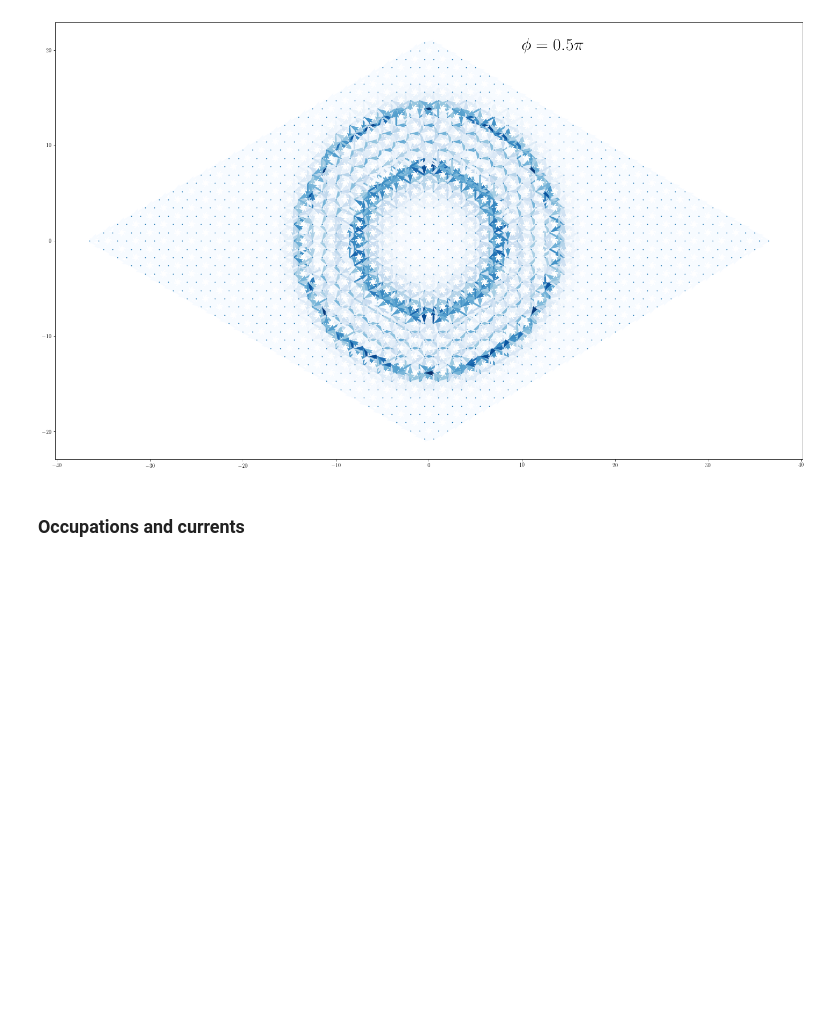
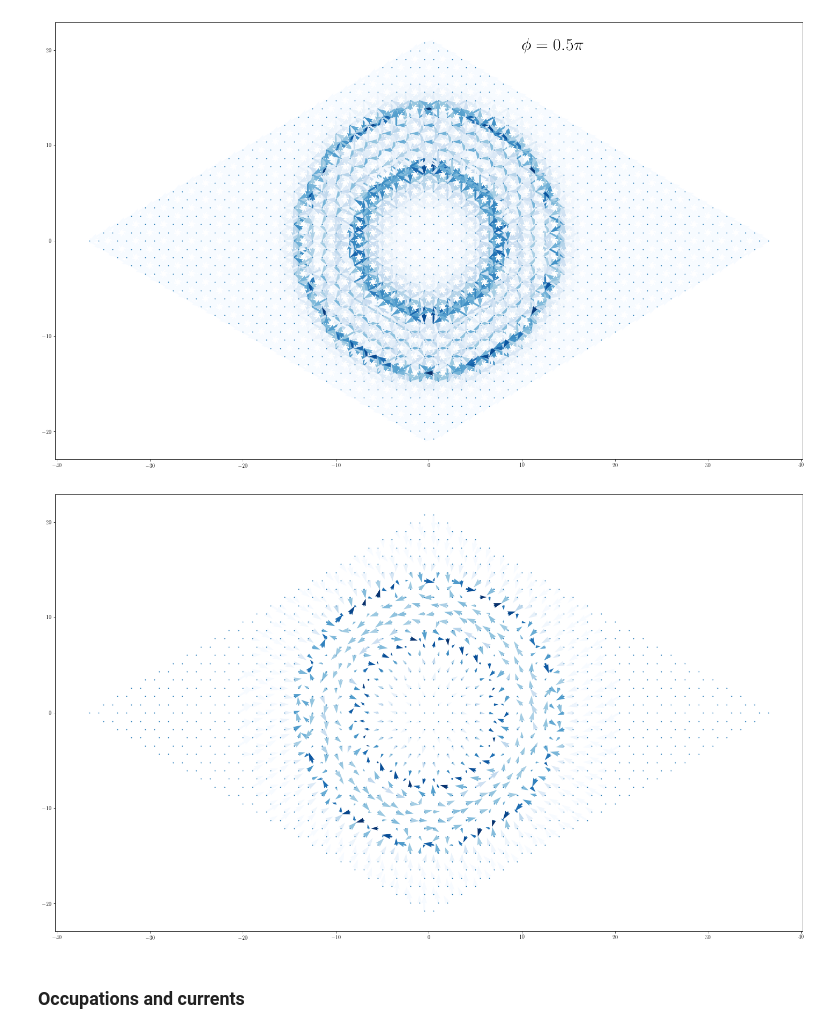
Before and after one commit to juanjosegarciaripoll/haldane, a Jupyter notebook: main.ipynb, the cells around one changed output. Drawn from its saved outputs; the diff is of its cells as text; code cells hidden in the pictures; blank space fills up the shorter version.

```diff
--- a/main.ipynb
+++ b/main.ipynb
@@ -147,6 +146,28 @@ plt.text(10, 20, r'$\phi = {}\pi$'.format(dphi), fontsize=32)
 plt.show()
 # %% [output]
 [figure]
+# %%
+currents = 2*np.imag(ham.A*Γ)
+
+x = lattice.xy_coords[:, 0]
+y = lattice.xy_coords[:, 1]
+u = np.zeros(lattice.L, np.float64)
+v = np.zeros(lattice.L, np.float64)
+c = np.zeros(lattice.L, np.float64)
+
+for i in range(lattice.L):
+    j = np.nonzero(currents[i] > 1e-7)[0]
+    if len(j) > 0:
+        u[i] = np.sum(currents[i, j]*lattice.xy_coords[j, 0])/np.sum(currents[i, j]) - x[i]
+        v[i] = np.sum(currents[i, j]*lattice.xy_coords[j, 1])/np.sum(currents[i, j]) - y[i]
+        c[i] = np.sum(currents[i, j])
+
+fig = plt.figure(figsize=(25, 15))
+plt.quiver(x, y, u, v, c, cmap='Blues', scale=1, units='xy', angles='xy', scale_units='xy')
+plt.scatter(lattice.xy_coords[:, 0], lattice.xy_coords[:, 1], s=1)
+plt.show()
+# %% [output]
+[figure, added]
 # %% [markdown]
 ### Occupations and currents
 # %%
```
Also changed, not shown: parts of 43 cells of this notebook, 2 other files.
